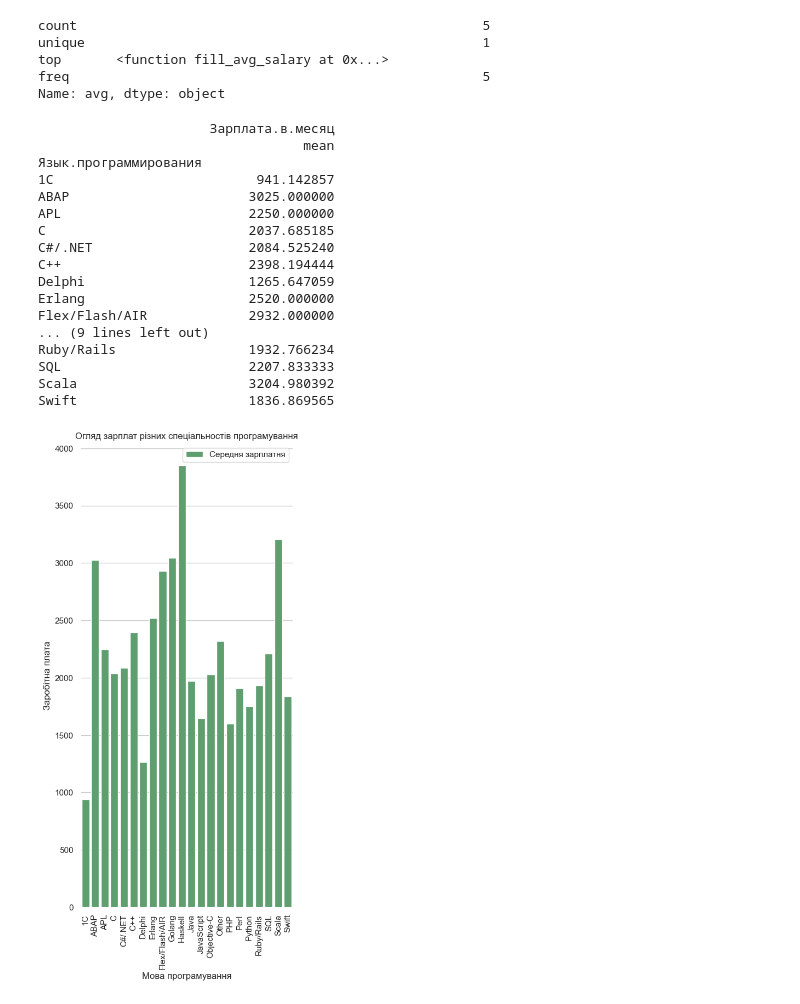
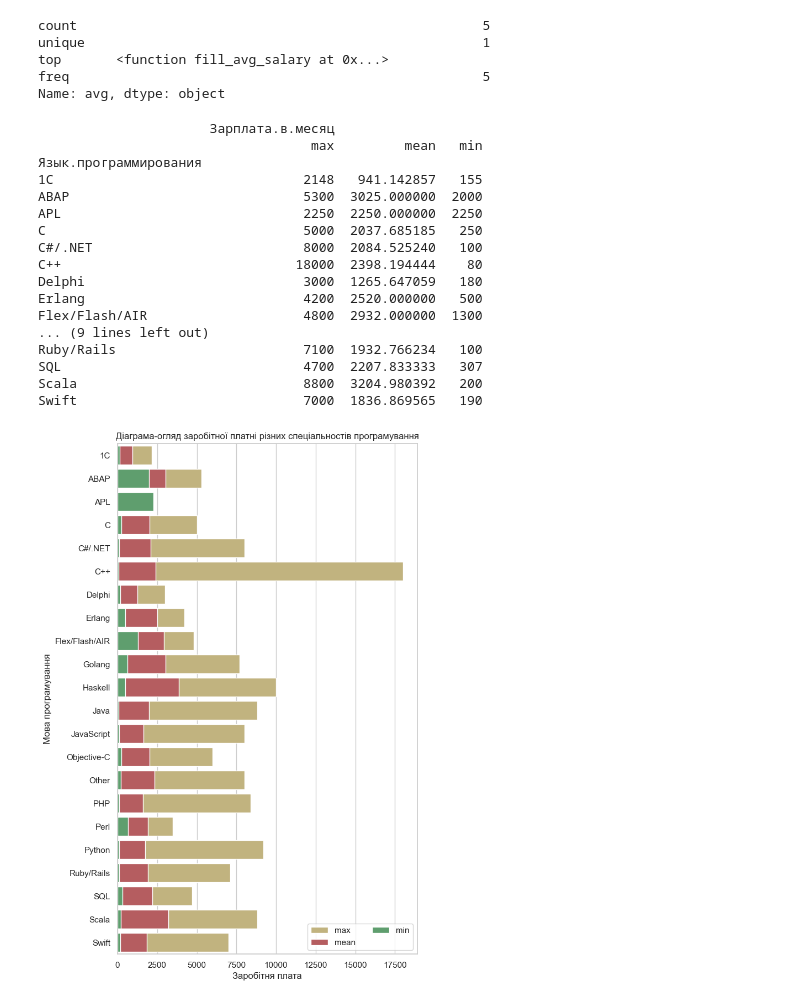
Before and after one commit to Hannakua/Module-2, a Jupyter notebook: Hw2.2.ipynb, the cells around one changed output. Drawn from its saved outputs; the diff is of its cells as text; code cells hidden in the pictures.

Commit message:
changed visualization

```diff
--- a/Hw2.2.ipynb
+++ b/Hw2.2.ipynb
@@ -253,48 +253,60 @@ data2.to_csv("data_new.csv", index=False)
 # %%
 # Діаграма-огляд заробітної платні різних спеціальностів програмування
 data_progr_lang = data[["Язык.программирования", "Зарплата.в.месяц"]].groupby(
     "Язык.программирования", sort=True
 )
-spec_salary = data_progr_lang.agg(["mean"])
+spec_salary = data_progr_lang.agg(["max", "mean", "min"])
 print(spec_salary)
 
 sns.set_theme(style="whitegrid")
-f, ax = plt.subplots(figsize=(5, 11))
+f, ax = plt.subplots(figsize=(7, 12))
 sns.barplot(
-    x="Язык.программирования",
-    y=("Зарплата.в.месяц", "mean"),
+    x=("Зарплата.в.месяц", "max"),
+    y="Язык.программирования",
     data=spec_salary,
-    label="Середня зарплатня",
+    label="max",
+    color="y",
+)
+sns.barplot(
+    x=("Зарплата.в.месяц", "mean"),
+    y="Язык.программирования",
+    data=spec_salary,
+    label="mean",
+    color="r",
+)
+sns.barplot(
+    x=("Зарплата.в.месяц", "min"),
+    y="Язык.программирования",
+    data=spec_salary,
+    label="min",
     color="g",
 )
-
+ax.legend(ncol=2, loc="lower right", frameon=True)
 ax.set(
-    xlabel="Мова програмування",
-    ylabel="Заробітна плата",
-    title="Огляд зарплат різних спеціальностів програмування",
+    ylabel="Мова програмування",
+    xlabel="Заробітня плата",
+    title="Діаграма-огляд заробітної платні різних спеціальностів програмування",
 )
-sns.despine(left=True, bottom=True)
-plt.xticks(rotation=90)
 plt.show()
 # %% [output]
                       Зарплата.в.месяц
-                                  mean
+                                   max         mean   min
 Язык.программирования
-1С                          941.142857
-ABAP                       3025.000000
-APL                        2250.000000
-C                          2037.685185
-C#/.NET                    2084.525240
-C++                        2398.194444
-Delphi                     1265.647059
-Erlang                     2520.000000
-Flex/Flash/AIR             2932.000000
+1С                                2148   941.142857   155
+ABAP                              5300  3025.000000  2000
+APL                               2250  2250.000000  2250
+C                                 5000  2037.685185   250
+C#/.NET                           8000  2084.525240   100
+C++                              18000  2398.194444    80
+Delphi                            3000  1265.647059   180
+Erlang                            4200  2520.000000   500
+Flex/Flash/AIR                    4800  2932.000000  1300
 ... (9 lines left out)
-Ruby/Rails                 1932.766234
-SQL                        2207.833333
-Scala                      3204.980392
-Swift                      1836.869565
+Ruby/Rails                        7100  1932.766234   100
+SQL                               4700  2207.833333   307
+Scala                             8800  3204.980392   200
+Swift                             7000  1836.869565   190
-[figure, old version]
+[figure, new version]
 # %%
 # Графік залежності заробітної плати від досвіду роботи в IT
 sns.set_style("darkgrid")
```
Also changed, not shown: parts of 2 cells of this notebook, 1 other file.
